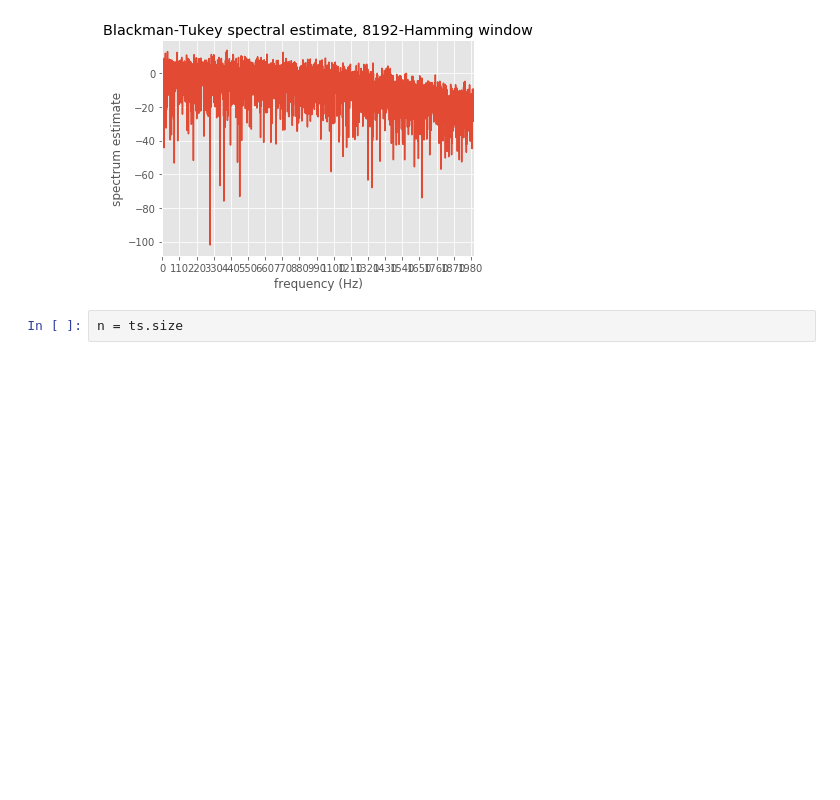
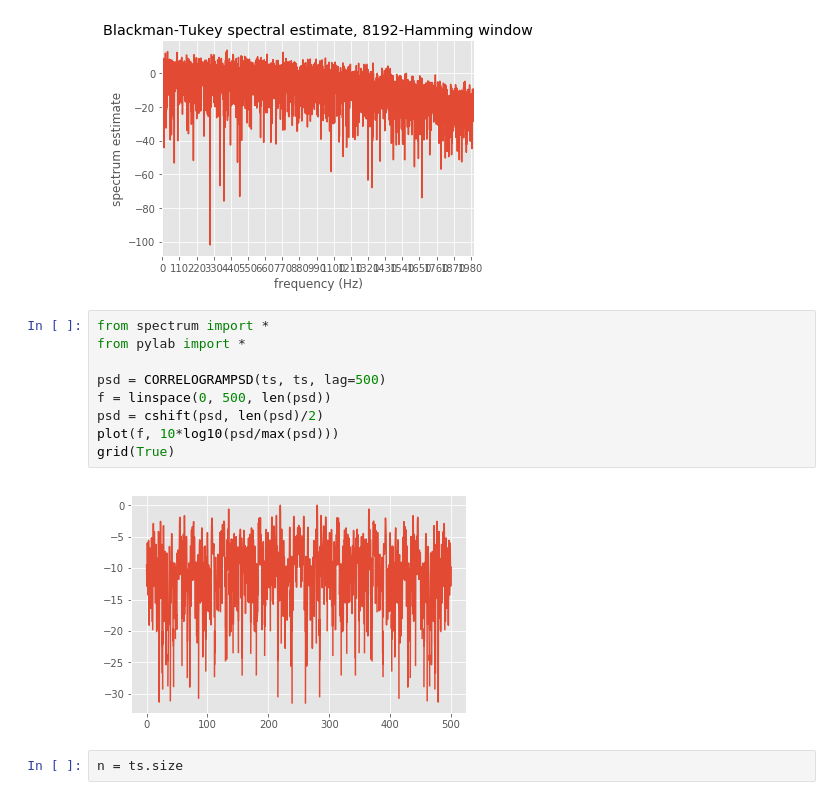
Before and after one commit to et4/stat, a Jupyter notebook: PT 4/main.ipynb, the cells around one changed output. Cells and saved outputs as stored; diff of their text form; blank space fills up the shorter version.

```diff
--- a/PT 4/main.ipynb
+++ b/PT 4/main.ipynb
@@ -450,6 +424,17 @@ plt.xlim([0, 2000])
 plt.tight_layout()
 # %% [output]
 [figure]
+# %%
+from spectrum import *
+from pylab import *
+
+psd = CORRELOGRAMPSD(ts, ts, lag=500)
+f = linspace(0, 500, len(psd))
+psd = cshift(psd, len(psd)/2)
+plot(f, 10*log10(psd/max(psd)))
+grid(True)
+# %% [output]
+[figure, added]
 # %%
 n = ts.size
 # %%
```
Also changed, not shown: parts of 27 cells of this notebook.
